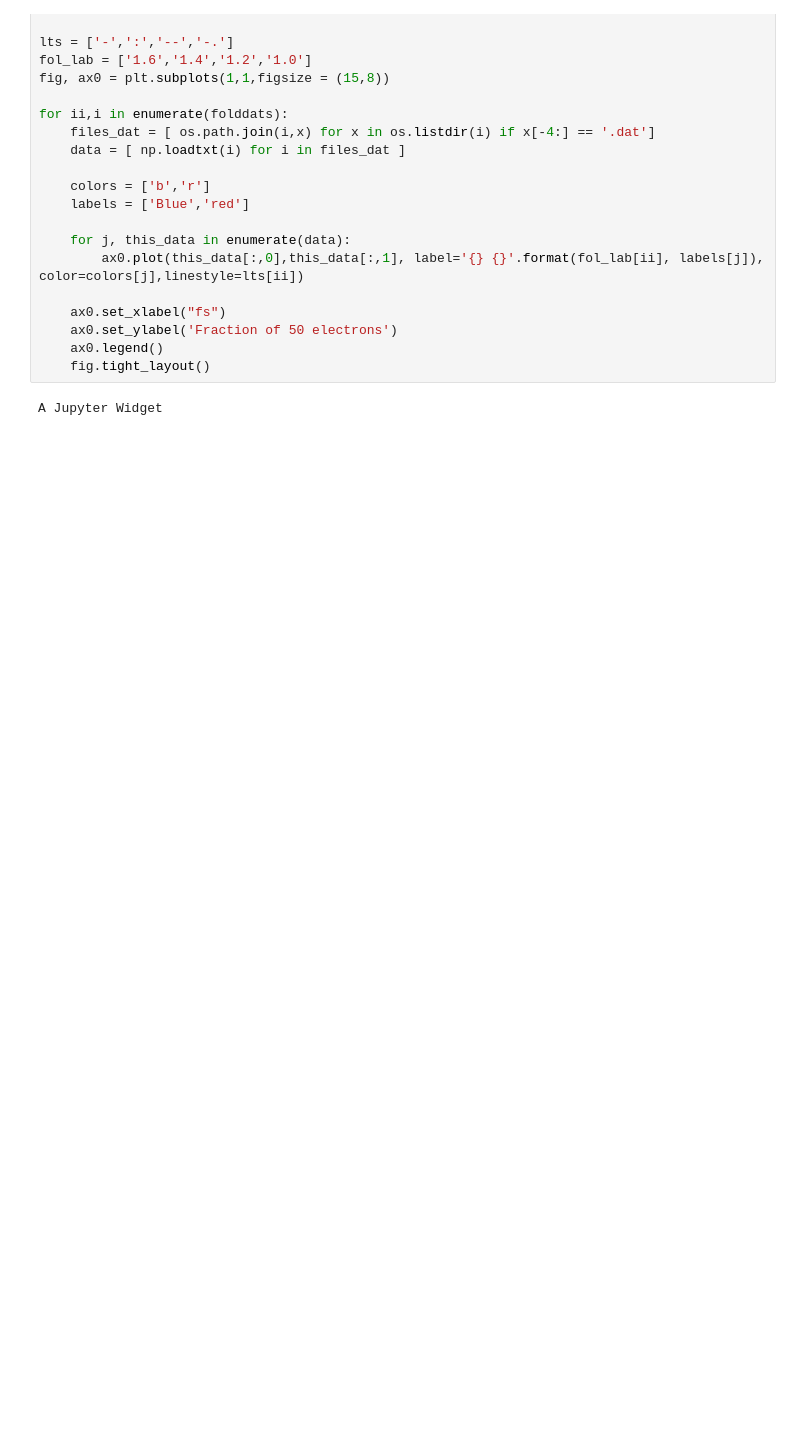
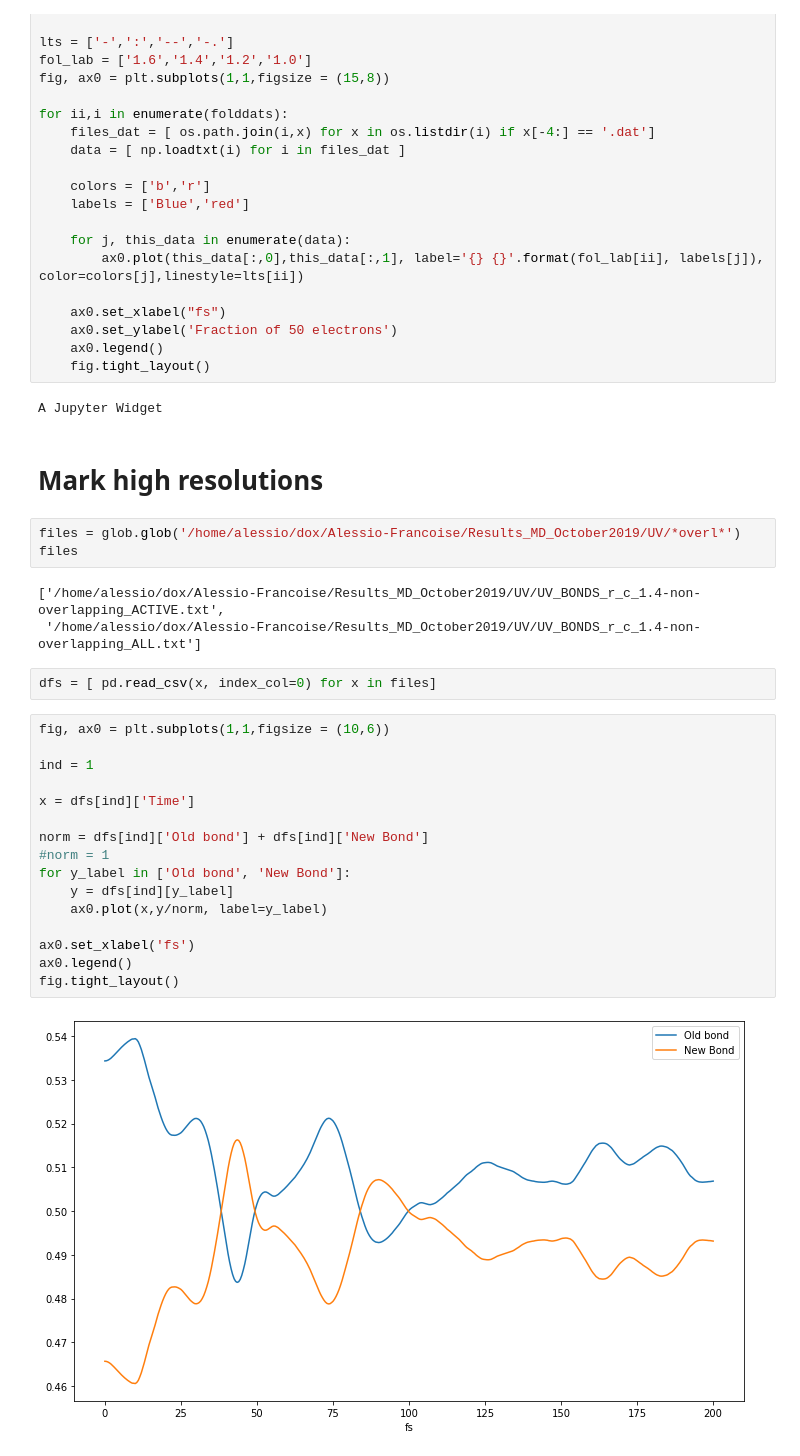
Before and after one commit to acuzzio/GridQuantumPropagator, a Jupyter notebook: Scripts/Between_bonds_paper.ipynb, the cells around one changed output. Saved outputs shown, nothing was run; the diff lists cells and outputs as text; blank space fills up the shorter version.

```diff
--- a/Scripts/Between_bonds_paper.ipynb
+++ b/Scripts/Between_bonds_paper.ipynb
@@ -275,3 +276,31 @@ for ii,i in enumerate(folddats):
     fig.tight_layout()
 # %% [output]
 A Jupyter Widget
+# %% [markdown]
+# Mark high resolutions
+# %%
+files = glob.glob('/home/alessio/dox/Alessio-Francoise/Results_MD_October2019/UV/*overl*')
+files
+# %% [output]
+['/home/alessio/dox/Alessio-Francoise/Results_MD_October2019/UV/UV_BONDS_r_c_1.4-non-overlapping_ACTIVE.txt',
+ '/home/alessio/dox/Alessio-Francoise/Results_MD_October2019/UV/UV_BONDS_r_c_1.4-non-overlapping_ALL.txt']
+# %%
+dfs = [ pd.read_csv(x, index_col=0) for x in files]
+# %%
+fig, ax0 = plt.subplots(1,1,figsize = (10,6))
+
+ind = 1
+
+x = dfs[ind]['Time']
+
+norm = dfs[ind]['Old bond'] + dfs[ind]['New Bond']
+#norm = 1
+for y_label in ['Old bond', 'New Bond']:
+    y = dfs[ind][y_label]
+    ax0.plot(x,y/norm, label=y_label)
+
+ax0.set_xlabel('fs')
+ax0.legend()
+fig.tight_layout()
+# %% [output]
+[figure, added]
```
Also changed, not shown: parts of 1 cell of this notebook, 8 other files.
